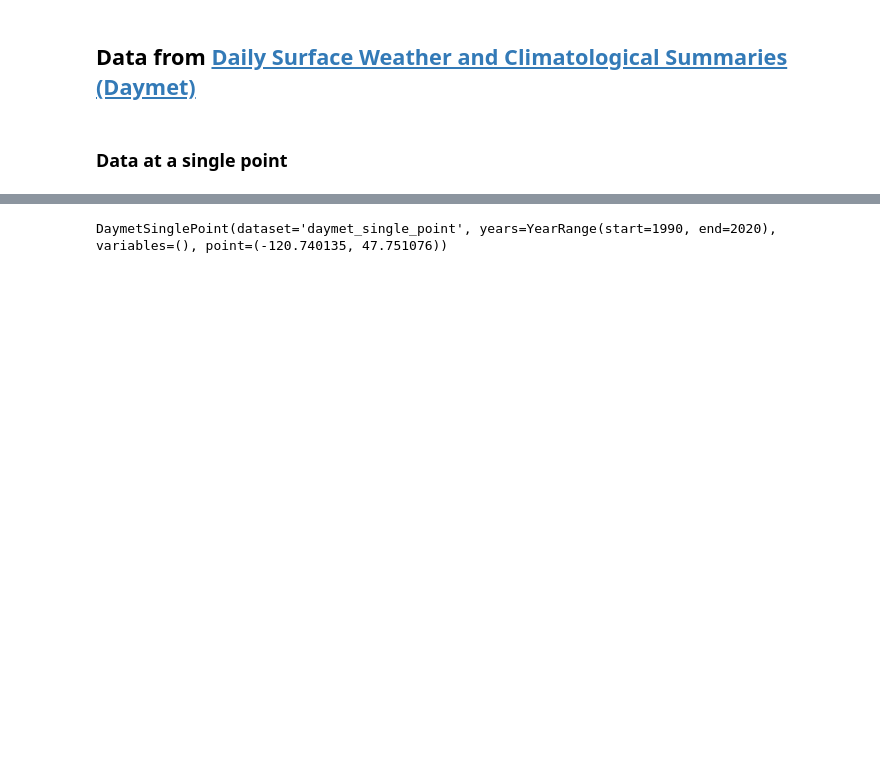
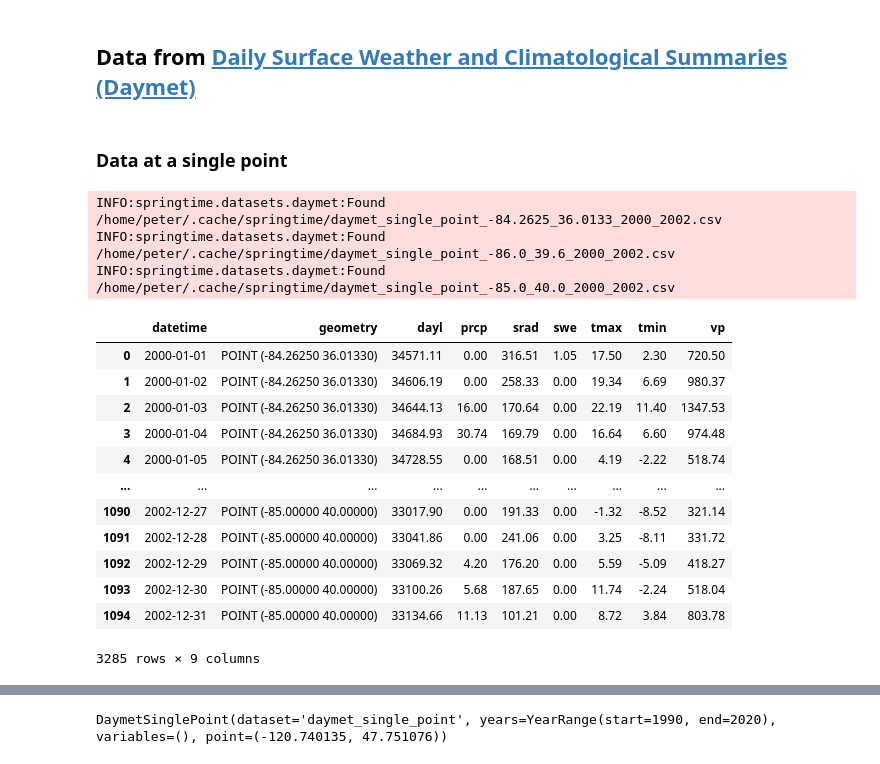
Before and after one commit to phenology/springtime, a Jupyter notebook: docs/user_guide/datasets/daymet.ipynb, the cells around one changed output, grey strips where cells are left out. Saved outputs shown, nothing was run; the diff lists cells and outputs as text; code cells hidden in the pictures; blank space fills up the shorter version.

Commit message:
WIP - Make daymet loaders (partly) work again

```diff
--- a/docs/user_guide/datasets/daymet.ipynb
+++ b/docs/user_guide/datasets/daymet.ipynb
@@ -5,2 +8,32 @@ from springtime.datasets.meteo.daymet import DaymetSinglePoint, DaymetMultiplePo
 # %% [markdown]
 ### Data at a single point
+# %%
+from springtime.datasets import Daymet
+
+source = Daymet(
+    points=[
+        [-84.2625, 36.0133],
+        [-86, 39.6],
+        [-85, 40],
+    ],
+    years=[2000, 2002],
+)
+
+source.load()
+# %% [output]
+INFO:springtime.datasets.daymet:Found /home/peter/.cache/springtime/daymet_single_point_-84.2625_36.0133_2000_2002.csv
+INFO:springtime.datasets.daymet:Found /home/peter/.cache/springtime/daymet_single_point_-86.0_39.6_2000_2002.csv
+INFO:springtime.datasets.daymet:Found /home/peter/.cache/springtime/daymet_single_point_-85.0_40.0_2000_2002.csv
+|  | datetime | geometry | dayl | prcp | srad | swe | tmax | tmin | vp |
+| 0 | 2000-01-01 | POINT (-84.26250 36.01330) | 34571.11 | 0.00 | 316.51 | 1.05 | 17.50 | 2.30 | 720.50 |
+| 1 | 2000-01-02 | POINT (-84.26250 36.01330) | 34606.19 | 0.00 | 258.33 | 0.00 | 19.34 | 6.69 | 980.37 |
+| 2 | 2000-01-03 | POINT (-84.26250 36.01330) | 34644.13 | 16.00 | 170.64 | 0.00 | 22.19 | 11.40 | 1347.53 |
+| 3 | 2000-01-04 | POINT (-84.26250 36.01330) | 34684.93 | 30.74 | 169.79 | 0.00 | 16.64 | 6.60 | 974.48 |
+| 4 | 2000-01-05 | POINT (-84.26250 36.01330) | 34728.55 | 0.00 | 168.51 | 0.00 | 4.19 | -2.22 | 518.74 |
+| ... | ... | ... | ... | ... | ... | ... | ... | ... | ... |
+| 1090 | 2002-12-27 | POINT (-85.00000 40.00000) | 33017.90 | 0.00 | 191.33 | 0.00 | -1.32 | -8.52 | 321.14 |
+| 1091 | 2002-12-28 | POINT (-85.00000 40.00000) | 33041.86 | 0.00 | 241.06 | 0.00 | 3.25 | -8.11 | 331.72 |
+| 1092 | 2002-12-29 | POINT (-85.00000 40.00000) | 33069.32 | 4.20 | 176.20 | 0.00 | 5.59 | -5.09 | 418.27 |
+| 1093 | 2002-12-30 | POINT (-85.00000 40.00000) | 33100.26 | 5.68 | 187.65 | 0.00 | 11.74 | -2.24 | 518.04 |
+| 1094 | 2002-12-31 | POINT (-85.00000 40.00000) | 33134.66 | 11.13 | 101.21 | 0.00 | 8.72 | 3.84 | 803.78 |
+3285 rows × 9 columns
```
Also changed, not shown: parts of 7 cells of this notebook, 6 other files.
